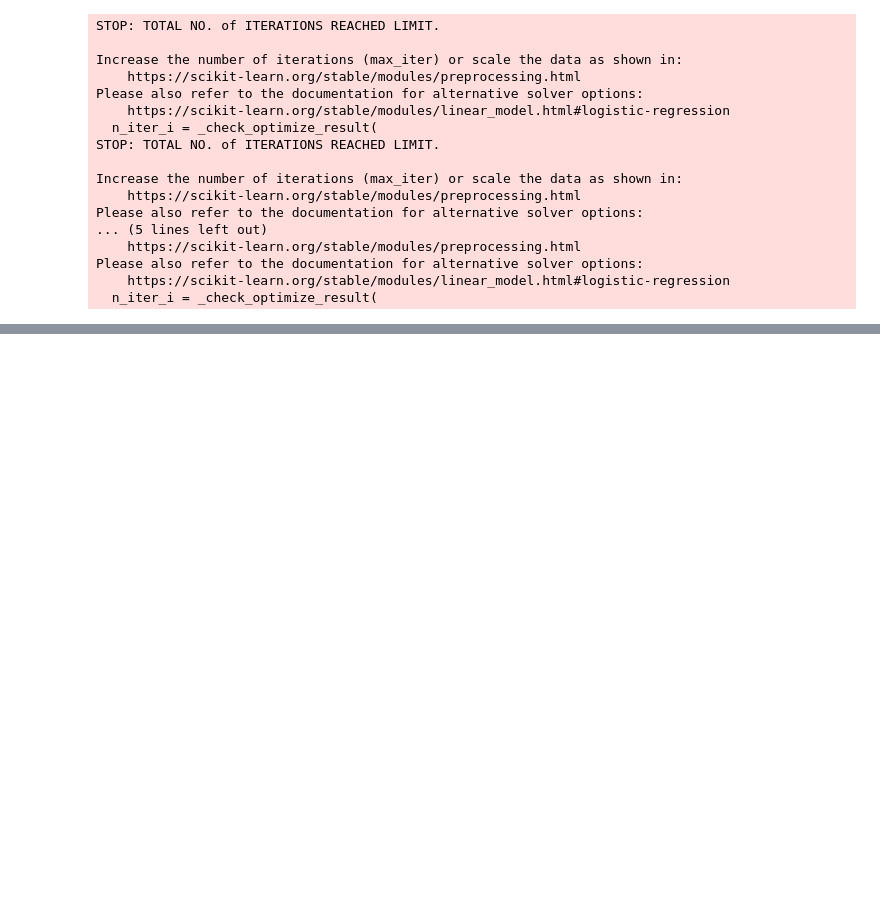
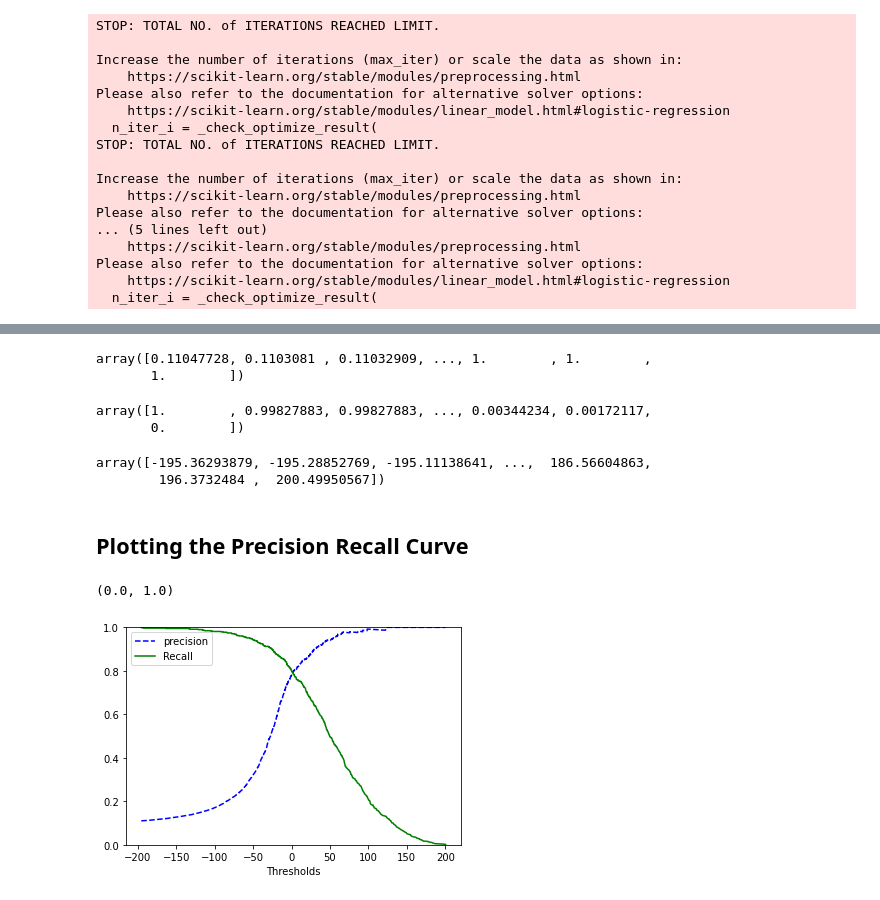
Before and after one commit to tayyabmalik4/MNIST_Machine_Learning_project, a Jupyter notebook: MNIST project ML.ipynb, the cells around one changed output, grey strips where cells are left out. Saved outputs shown, nothing was run; the diff lists cells and outputs as text; code cells hidden in the pictures; blank space fills up the shorter version.

```diff
--- a/MNIST project ML.ipynb
+++ b/MNIST project ML.ipynb
@@ -155,0 +224,3 @@ a.mean()
+# %%
+# ----we need values noot bool so we use other method to check the threshholds and precision recall curve
+y_scores=cross_val_predict(model,x_train,y_train_2,cv=3,method="decision_function")
@@ -155,0 +245,32 @@ a.mean()
+# %%
+# precision,recalls, thresholds=precision_recall_curve(y_train_2,y_train_pred)
+precision,recalls, thresholds=precision_recall_curve(y_train_2,y_scores)
+# %%
+# -----checking precision
+precision
+# %% [output]
+array([0.11047728, 0.1103081 , 0.11032909, ..., 1.        , 1.        ,
+       1.        ])
+# %%
+# -----checking recall
+recalls
+# %% [output]
+array([1.        , 0.99827883, 0.99827883, ..., 0.00344234, 0.00172117,
+       0.        ])
+# %%
+# -----checking thresholds
+thresholds
+# %% [output]
+array([-195.36293879, -195.28852769, -195.11138641, ...,  186.56604863,
+        196.3732484 ,  200.49950567])
+# %% [markdown]
+## Plotting the Precision Recall Curve
+# %%
+plt.plot(thresholds,precision[:-1], "b--", label="precision")
+plt.plot(thresholds, recalls[:-1], "g-",label="Recall")
+plt.xlabel("Thresholds")
+plt.legend(loc="upper left")
+plt.ylim([0,1])
+# %% [output]
+(0.0, 1.0)
+[figure, added]
```
Also changed, not shown: parts of 17 cells of this notebook, 1 other file.
